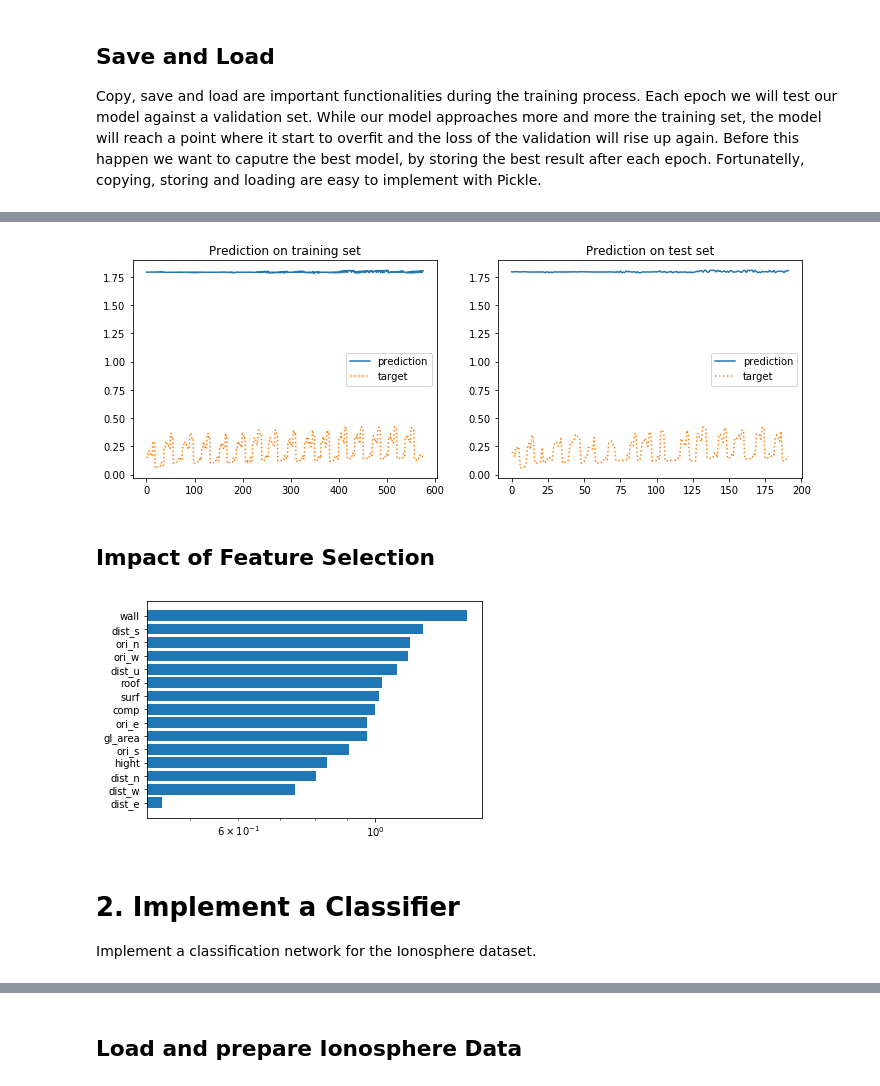
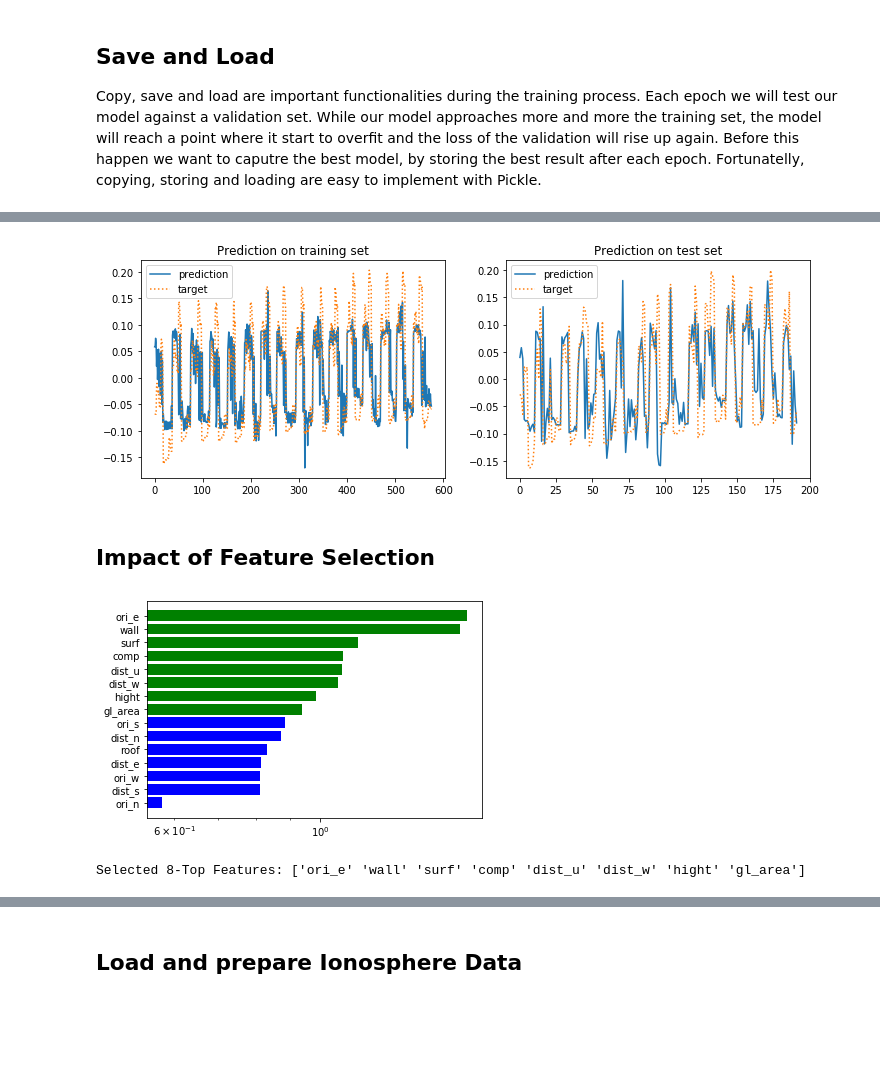
Before and after one commit to bugerry87/fcnn_scratch, a Jupyter notebook: NeuralNetwork.ipynb, the cells around one changed output, grey strips where cells are left out. Cells and saved outputs as stored; diff of their text form; code cells hidden in the pictures; blank space fills up the shorter version.

```diff
--- a/NeuralNetwork.ipynb
+++ b/NeuralNetwork.ipynb
@@ -651,37 +712,29 @@ def init_EE_network(epochs, batch_size):
     )
 
     nn.In = FcLayer(init_params(15, 30, scale=1),
-                  Sigmoid,
+                  TanH,
                   nn.gen_input,
                   None,
                   #clipping=1
                  )
 
-    nn.Fc1 = FcLayer(init_params(30, 15, scale=0.1),
-                  Sigmoid,
+    nn.Fc1 = FcLayer(init_params(30, 10, scale=1),
+                  TanH,
                   nn.In.pull_forward,
                   nn.In.push_backward,
                   #clipping=1
                  )
 
-    nn.Fc2 = FcLayer(init_params(15, 10, scale=0.1),
-                  Sigmoid,
-                  nn.Fc1.pull_forward,
-                  nn.Fc1.push_backward,
-                  #clipping=1
-                 )
-
     nn.Out = FcLayer(init_params(10, 2, scale=1),
                   Identiy,
-                  nn.Fc2.pull_forward,
-                  nn.Fc2.push_backward
+                  nn.Fc1.pull_forward,
+                  nn.Fc1.push_backward
                  )
 
     # let's map the model to a dictionery for easy access
     nn.model = {
         'In':(nn.In.w, nn.In.b),
         'Fc1':(nn.Fc1.w, nn.Fc1.b),
-        'Fc2':(nn.Fc2.w, nn.Fc2.b),
         'Out':(nn.Out.w, nn.Out.b)
     }
     return nn
@@ -718,4 +771,5 @@ def plot_net_conf(nn):
 
 nn = init_EE_network(1, 1)
 plot_net_conf(nn)
+print("Nodes:", nn.In.w.shape[0], '-', nn.Fc1.w.shape[0], '-', nn.Out.w.shape[0], '-', nn.Out.w.shape[1])
 # %% [output]
@@ -789,15 +880,15 @@ load(nn, "test.pkl")
 import numpy as np
 #Setup some hyper-parameters
 np.random.seed(1) #how about your lucky number?
-epochs = 1000
+epochs = 10000
 batch_size = None #None for complete dataset
-lr = 1e-7
-lr_dec = 1e-10
+lr = 1e-5
+lr_dec = 1e-15
 
 #reload data
 data, N = unpack_EE_data()
 train, val, train_idx, val_idx = split_data(data, N, 0.75)
-train, mean, var = normalize_data(train, mean=0)
+train, mean, var = normalize_data(train)
 val, _, _ = normalize_data(val, mean, var)
 data, _, _ = normalize_data(data, mean, var)
 
@@ -869,6 +967,17 @@ Best Epoch: 1000 with a Loss of: 1.2579220384687315
 # %%
-def plot_prediction(nn):
-    nn.val_set = lambda: gen_EE_data(train[np.argsort(train_idx)], 1, 1)
+def plot_prediction(nn, features=[i for i in range(15)], labels=[-2, -1]):
+    '''
+    Unshuffles the data and runs two validations.
+    First, for the training set.
+    Second, for the validation set.
+    Plots the two results as a line-chart
+
+    Args:
+        nn: The NeuralNetwork.
+        features: For predictions on a subset.
+        labels: For predictions on a subset.
+    '''
+    nn.val_set = lambda: gen_EE_data(train[np.argsort(train_idx)], 1, 1, False, features, labels)
     nn.loss = RMS
     target = []
     pred = []
@@ -883,7 +992,7 @@ def plot_prediction(nn):
     ax[0].set_title("Prediction on training set")
     ax[0].legend()
 
-    nn.val_set = lambda: gen_EE_data(val[np.argsort(val_idx)], 1, 1)
+    nn.val_set = lambda: gen_EE_data(val[np.argsort(val_idx)], 1, 1, False, features, labels)
     target = []
     pred = []
     for Zv in nn.val(nn.Out):
@@ -901,31 +1010,34 @@ def plot_prediction(nn):
 assign(nn.model, nn) #regenerate the best model
 plot_prediction(nn)
 # %% [output]
-[figure, old version]
+[figure, new version]
 # %% [markdown]
 ## Impact of Feature Selection
 # %%
+def sort_features(nn):
+    features = np.var(nn.In.w, axis=1)
+    sort_idx = np.argsort(features)[::-1]
+    features = features[sort_idx]
+    return features, sort_idx
+
 def plot_input_weights():
-    input_var = np.var(nn.In.w, axis=1)
-    y_axis = np.arange(input_var.size)
-    idx = np.argsort(input_var)
+    features, idx = sort_features(nn)
+    y_axis = np.arange(features.size)
     labels = np.array(['comp', 'surf', 'wall', 'roof', 'hight',
               'ori_n', 'ori_e', 'ori_s', 'ori_w',
               'gl_area',
               'dist_u', 'dist_n', 'dist_e', 'dist_s', 'dist_w'
               ])
-    input_var = input_var[idx]
     labels = labels[idx]
-    plt.barh(y_axis, input_var)
+    colors = ['g'] * 8 + ['b'] * 7
+    plt.barh(y_axis, features[::-1], color=colors[::-1])
     plt.xscale('log')
-    plt.yticks(y_axis, labels[idx])
+    plt.yticks(y_axis, labels[idx][::-1])
     plt.show()
+    print("Selected 8-Top Features:", labels[idx[:8]])
     pass
 
 plot_input_weights()
 # %% [output]
-[figure, old version]
+[figure, new version]
+Selected 8-Top Features: ['ori_e' 'wall' 'surf' 'comp' 'dist_u' 'dist_w' 'hight' 'gl_area']
-# %% [markdown]
-# 2. Implement a Classifier
-
-Implement a classification network for the Ionosphere dataset.
```
Also changed, not shown: parts of 28 cells of this notebook.
